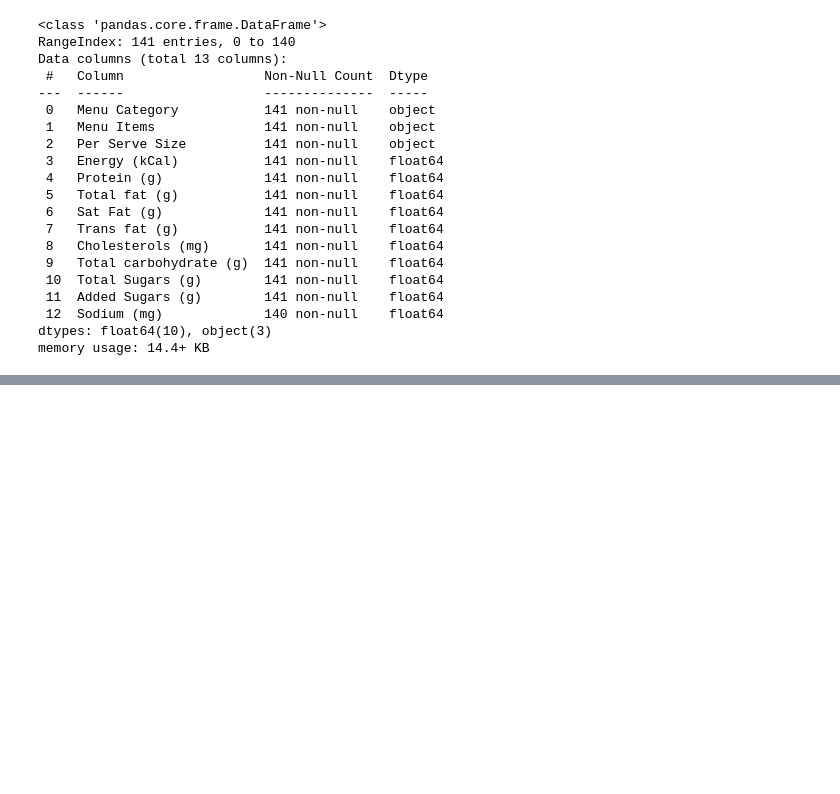
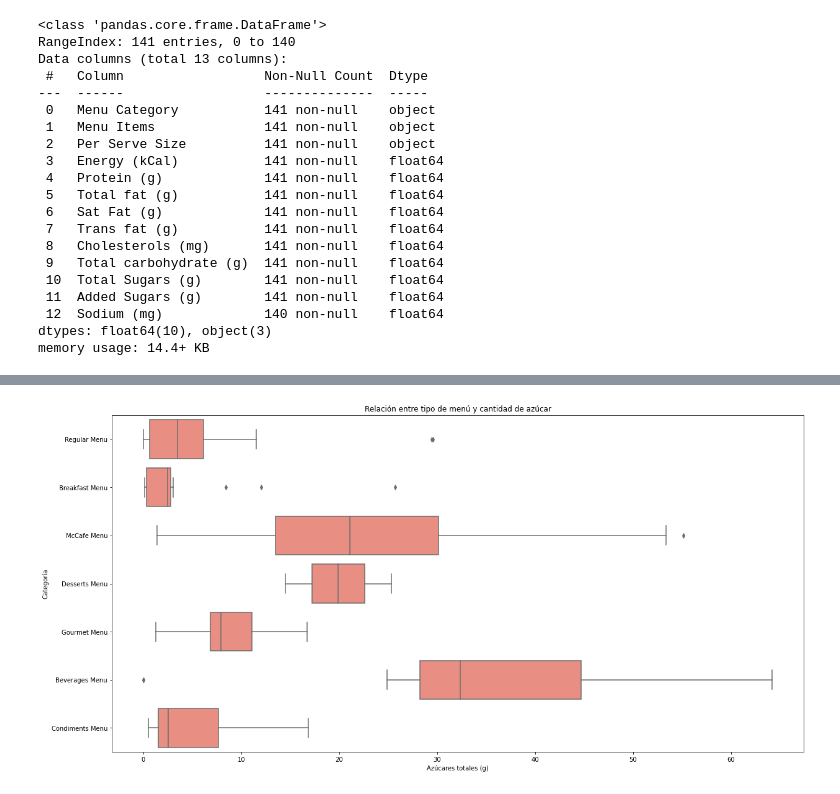
Before and after one commit to Adalab/DA-promo-b-modulo-2-sprint-1-Lara-Diana, a Jupyter notebook: Estadistica/modulo-2-ejercicio-1-estadistica-repaso.ipynb, the cells around one changed output, grey strips where cells are left out. Cells and saved outputs as stored; diff of their text form; code cells hidden in the pictures; blank space fills up the shorter version.

```diff
--- a/Estadistica/modulo-2-ejercicio-1-estadistica-repaso.ipynb
+++ b/Estadistica/modulo-2-ejercicio-1-estadistica-repaso.ipynb
@@ -118,0 +116,8 @@ Name: Total fat (g), Length: 141, dtype: float64
+# %%
+plt.figure(figsize =(20,10))
+fig = sns.boxplot(x=df['Total Sugars (g)'], y= df['Menu Category'], color=  "salmon")
+fig.set(xlabel='Azúcares totales (g)', ylabel= 'Categoría' )
+fig.set_title('Relación entre tipo de menú y cantidad de azúcar')
+plt.show()
+# %% [output]
+[figure, added]
```
Also changed, not shown: parts of 11 cells of this notebook, 3 other files.
